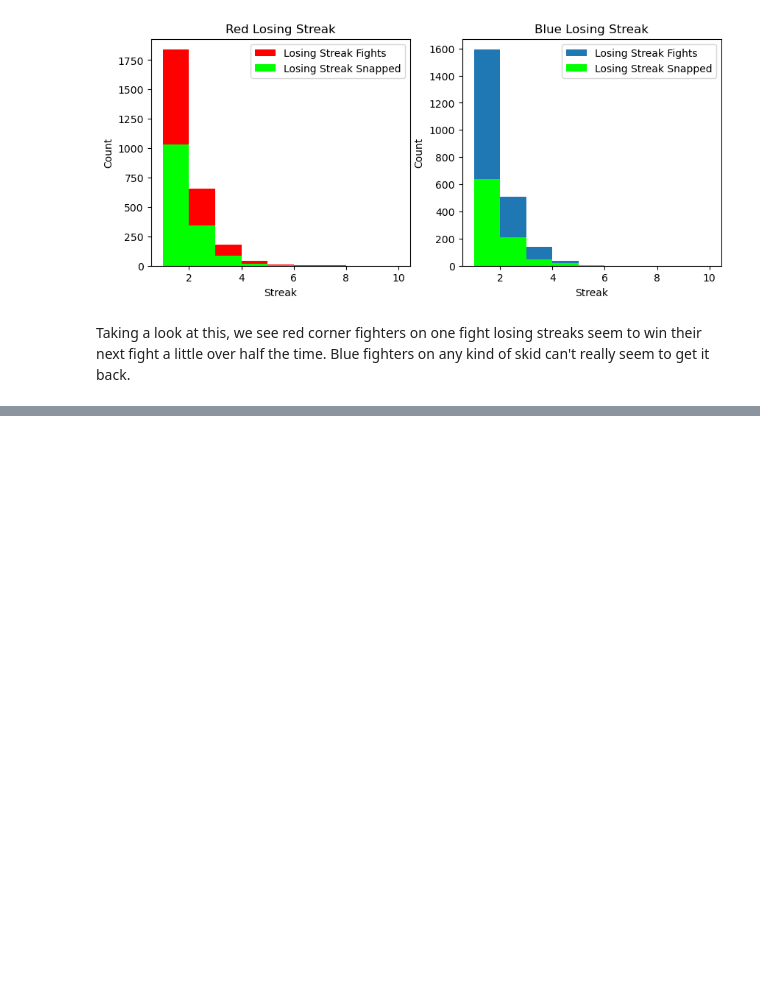
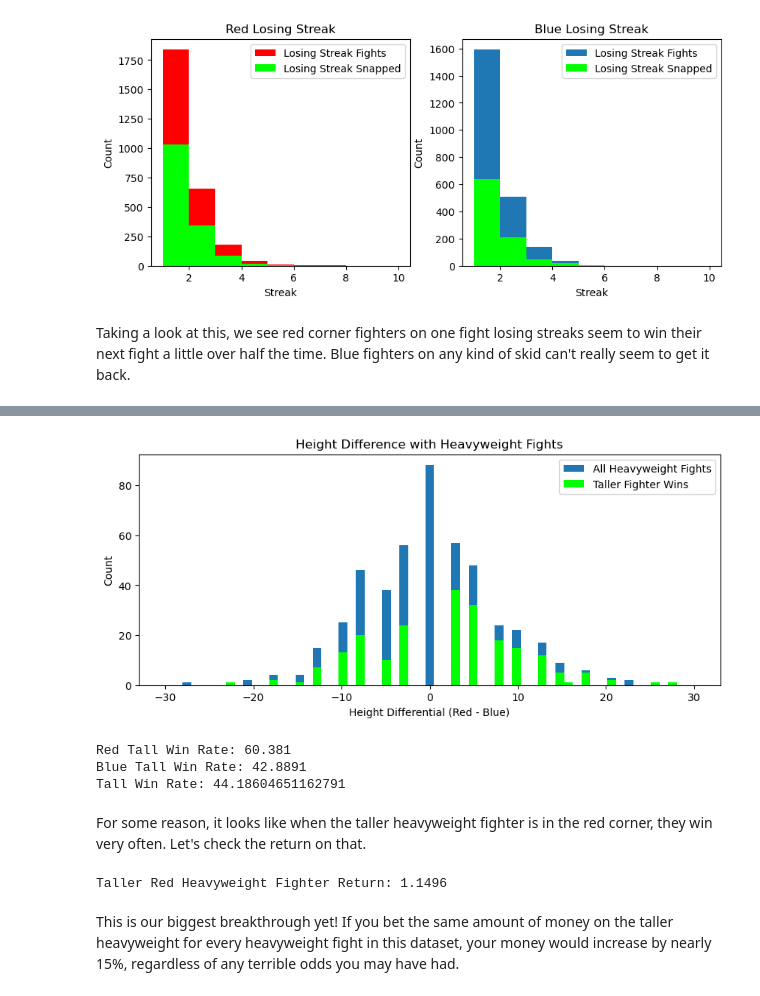
Before and after one commit to anthonyysz/Fight-Result-Predictor, a Jupyter notebook: notebooks/2-data-exploration-and-analysis.ipynb, the cells around one changed output, grey strips where cells are left out. Cells and saved outputs as stored; diff of their text form; code cells hidden in the pictures; blank space fills up the shorter version.

```diff
--- a/notebooks/2-data-exploration-and-analysis.ipynb
+++ b/notebooks/2-data-exploration-and-analysis.ipynb
@@ -439,0 +444,47 @@ plt.show()
+# %%
+heavydf = df[df['WeightClass'] == 'Heavyweight'].copy()
+
+fig, ax = plt.subplots(figsize=(10, 4))
+
+ax.hist(heavydf['HeightDiff'], bins=61, range=(-30, 30), label='All Heavyweight Fights')
+
+tallWins = heavydf[((heavydf['RedWinner'] == True) & (heavydf['HeightDiff'] > 0)) |
+                   ((heavydf['RedWinner'] == False) & (heavydf['HeightDiff'] < 0))]
+
+ax.hist(tallWins['HeightDiff'], bins=61, range=(-30, 30), color='lime', label='Taller Fighter Wins')
+
+ax.set_xlabel('Height Differential (Red - Blue)')
+ax.set_ylabel('Count')
+ax.set_title('Height Difference with Heavyweight Fights')
+ax.legend()
+
+plt.show()
+
+totalFights = len(heavydf)
+
+tallWinRate = (len(tallWins) / totalFights) * 100
+redTallFights  = df[df['HeightDiff'] > 0]
+blueTallFights = df[df['HeightDiff'] < 0]
+redTallWins  = len(redTallFights[redTallFights['RedWinner'] == True])
+blueTallWins = len(blueTallFights[blueTallFights['RedWinner'] == False])
+redTallWinRate = round((redTallWins / len(redTallFights)) * 100, 4)
+blueTallWinRate = round((blueTallWins / len(blueTallFights)) * 100, 4)
+
+print('Red Tall Win Rate: ' + str(redTallWinRate))
+print('Blue Tall Win Rate: ' + str(blueTallWinRate))
+print('Tall Win Rate: ' + str(tallWinRate))
+# %% [output]
+[figure, added]
+Red Tall Win Rate: 60.381
+Blue Tall Win Rate: 42.8891
+Tall Win Rate: 44.18604651162791
+# %% [markdown]
+For some reason, it looks like when the taller heavyweight fighter is in the red corner, they win very often. Let's check the return on that.
+# %%
+avgRedTallWin = round(heavydf.loc[heavydf['HeightDiff'] > 0, 'RedReturn'].mean(), 4)
+
+print(f'Taller Red Heavyweight Fighter Return: {avgRedTallWin}')
+# %% [output]
+Taller Red Heavyweight Fighter Return: 1.1496
+# %% [markdown]
+This is our biggest breakthrough yet! If you bet the same amount of money on the taller heavyweight for every heavyweight fight in this dataset, your money would increase by nearly 15%, regardless of any terrible odds you may have had.
```
Also changed, not shown: parts of 44 cells of this notebook, 1 other file.
